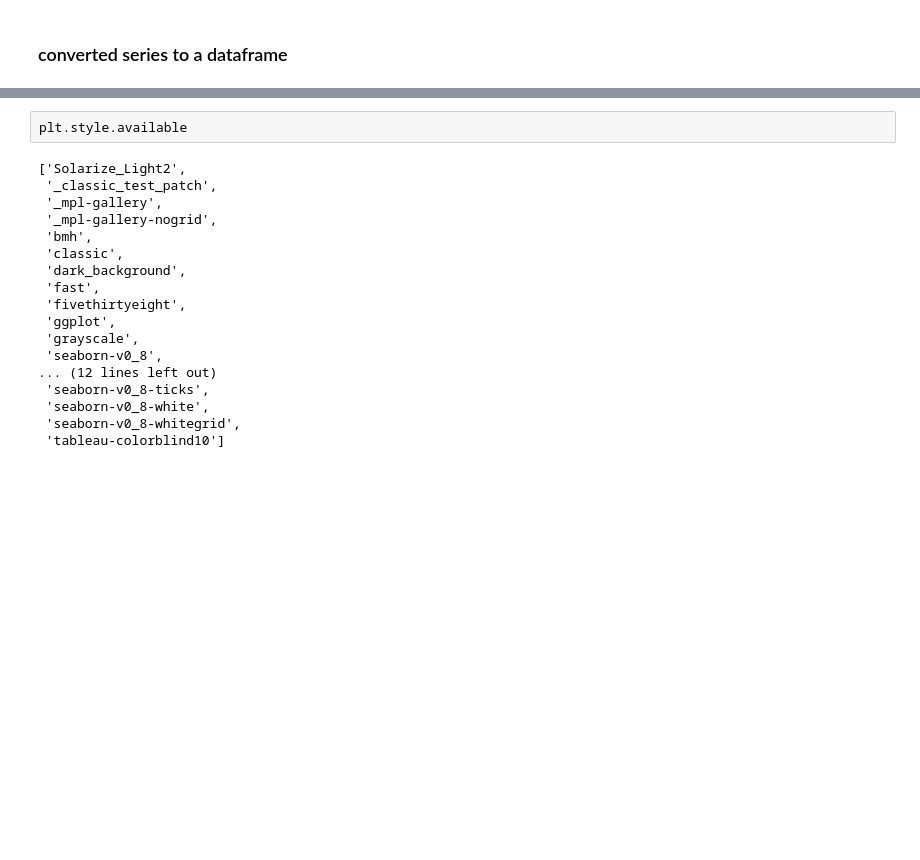
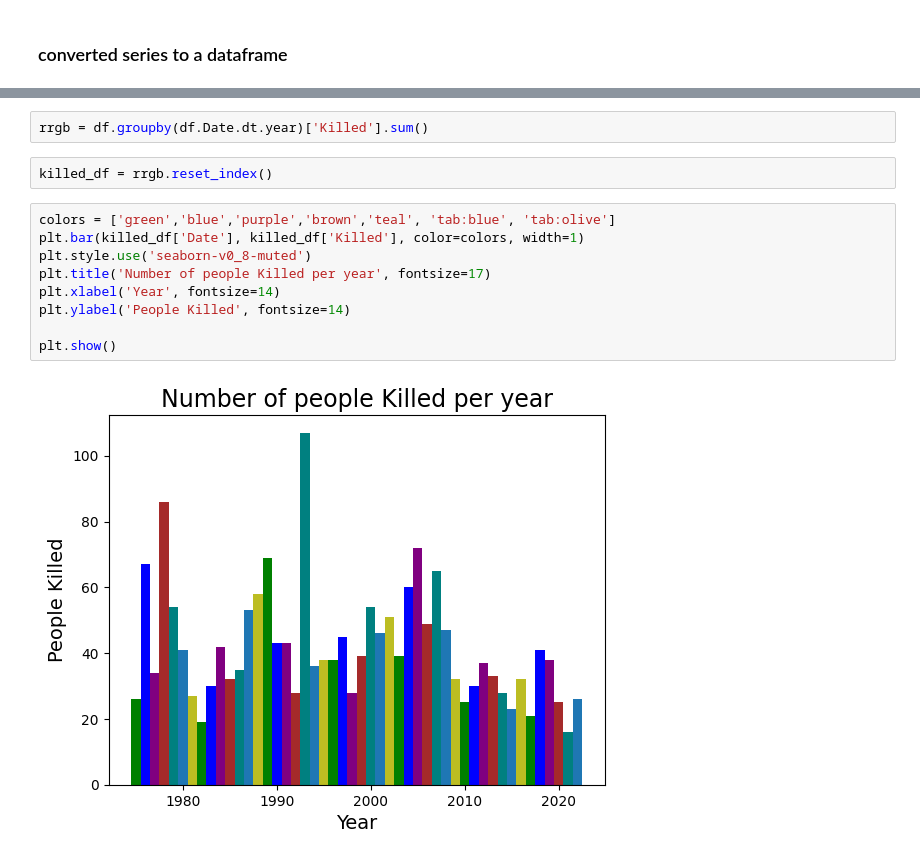
Before and after one commit to Charles-McNay/Rail_Incident_Analysis, a Jupyter notebook: fra_data.ipynb, the cells around one changed output, grey strips where cells are left out. Saved outputs shown, nothing was run; the diff lists cells and outputs as text; blank space fills up the shorter version.

```diff
--- a/fra_data.ipynb
+++ b/fra_data.ipynb
@@ -353,20 +313,15 @@ Text(0, 0.5, 'Evacuated')
-# %%
-plt.style.available
-# %% [output]
-['Solarize_Light2',
- '_classic_test_patch',
- '_mpl-gallery',
- '_mpl-gallery-nogrid',
- 'bmh',
- 'classic',
- 'dark_background',
- 'fast',
- 'fivethirtyeight',
- 'ggplot',
- 'grayscale',
- 'seaborn-v0_8',
-... (12 lines left out)
- 'seaborn-v0_8-ticks',
- 'seaborn-v0_8-white',
- 'seaborn-v0_8-whitegrid',
- 'tableau-colorblind10']
+# %%
+rrgb = df.groupby(df.Date.dt.year)['Killed'].sum()
+# %%
+killed_df = rrgb.reset_index()
+# %%
+colors = ['green','blue','purple','brown','teal', 'tab:blue', 'tab:olive']
+plt.bar(killed_df['Date'], killed_df['Killed'], color=colors, width=1)
+plt.style.use('seaborn-v0_8-muted')
+plt.title('Number of people Killed per year', fontsize=17)
+plt.xlabel('Year', fontsize=14)
+plt.ylabel('People Killed', fontsize=14)
+
+plt.show()
+# %% [output]
+[figure, added]
```
Also changed, not shown: parts of 3 cells of this notebook.
